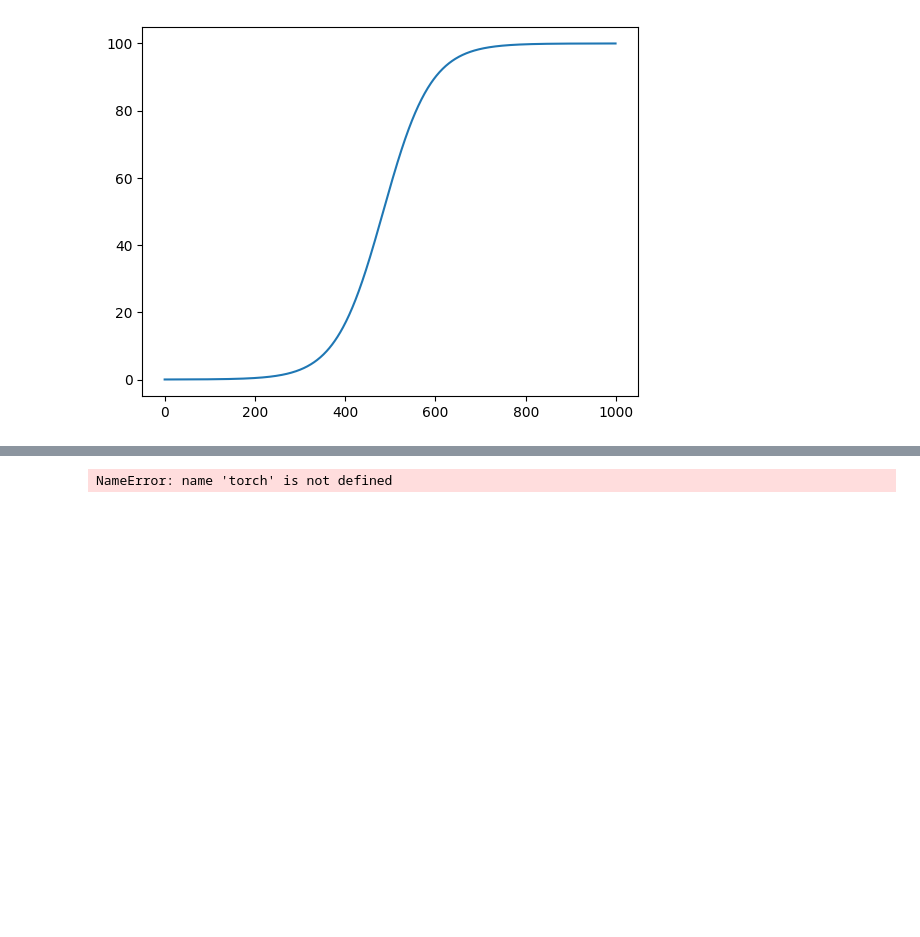
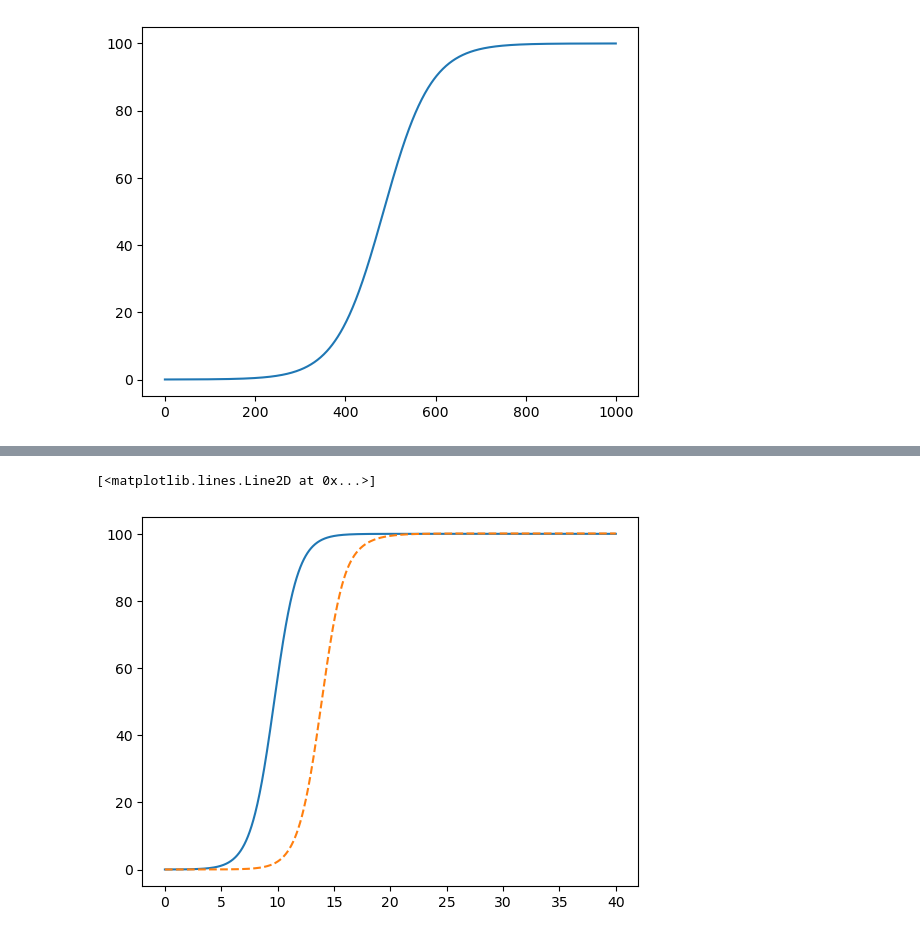
Before and after one commit to PanpanZheng-BNU/neuralODE, a Jupyter notebook: Untitled0.ipynb, the cells around one changed output, grey strips where cells are left out. Saved outputs shown, nothing was run; the diff lists cells and outputs as text; code cells hidden in the pictures; blank space fills up the shorter version.

```diff
--- a/Untitled0.ipynb
+++ b/Untitled0.ipynb
@@ -58,6 +38,8 @@ class ODEFunc(nn.Module):
 
         self.net = nn.Sequential(
             nn.Linear(1,50),
+            nn.Tanh(),
+            nn.Linear(50,50),
             nn.Tanh(),
             nn.Linear(50,1)
         )
@@ -120,9 +125,10 @@ for i in range(100000):
 # %%
-t2 = torch.linspace(0.0,20,1000)
+t2 = torch.linspace(0.0,40,1000)
 true_y2 = tdf.odeint(growth_func(100,0.95), tensor(0.01),t2)
 y_pred = tdf.odeint(func, torch.Tensor([[0.01]]).to(device), t2)
 fig, ax = plt.subplots()
-ax.plot(t2, true_y)
-ax.plot(t2, y_pred.detach().numpy().squeeze(), linestyle="--")
+ax.plot(t2, true_y2)
+ax.plot(t2.cpu(), y_pred.cpu().detach().numpy().squeeze(), linestyle="--")
 # %% [output]
-NameError: name 'torch' is not defined
+[<matplotlib.lines.Line2D at 0x...>]
+[figure, added]
```
Also changed, not shown: parts of 3 cells of this notebook.
